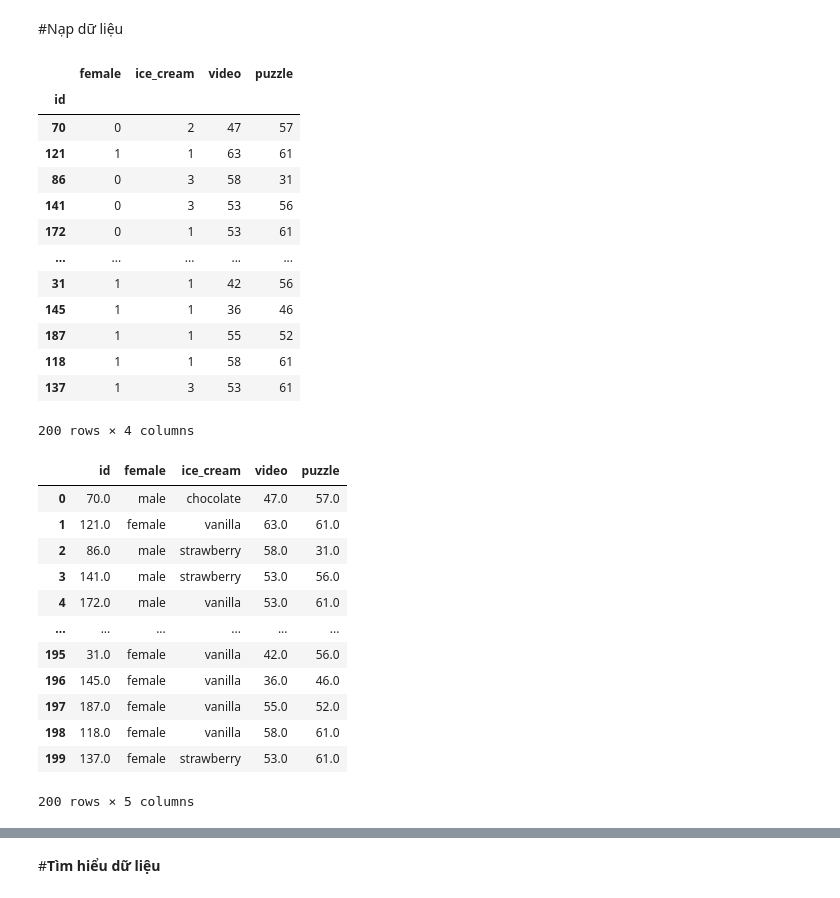
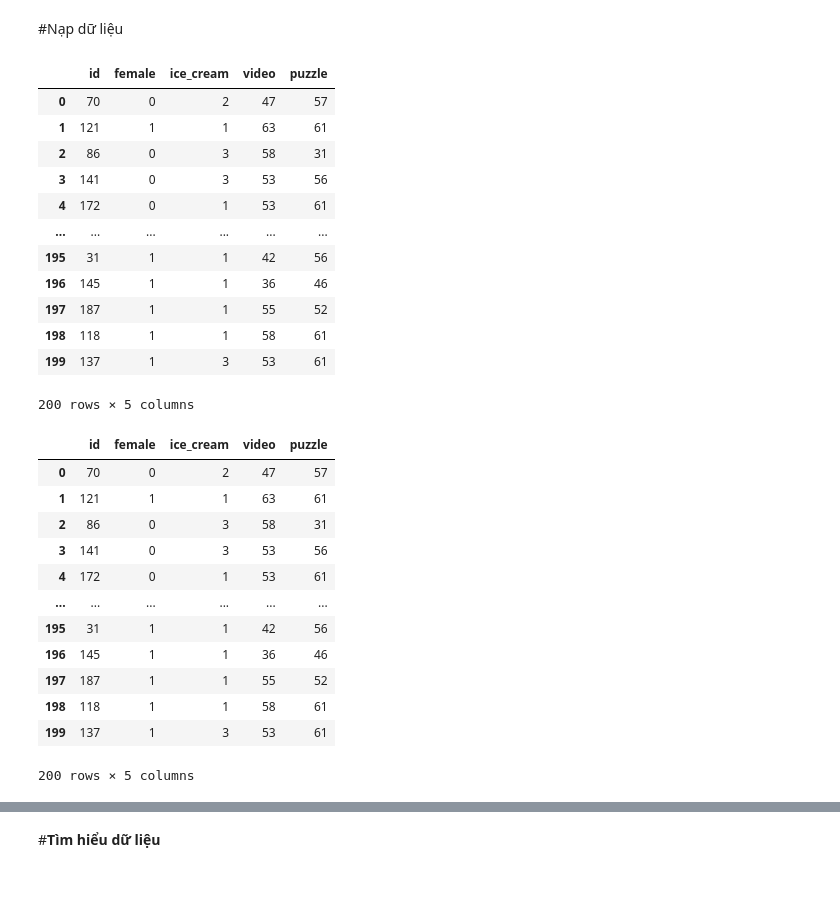
Before and after one commit to eamunt/Datamining-12, a Jupyter notebook: doAn_nhom.ipynb, the cells around one changed output, grey strips where cells are left out. Saved outputs shown, nothing was run; the diff lists cells and outputs as text; code cells hidden in the pictures.

```diff
--- a/doAn_nhom.ipynb
+++ b/doAn_nhom.ipynb
@@ -17,43 +14,48 @@ Successfully installed pyreadstat-1.1.3
 # %%
 #import các thư viện
 import pandas as pd
 import numpy as np
 import seaborn as sns
 import matplotlib.pyplot as plt
+from sklearn.metrics import confusion_matrix
+from sklearn.metrics import accuracy_score
+import seaborn as sns
+from sklearn.naive_bayes import GaussianNB
+from sklearn import tree
+from sklearn.tree import DecisionTreeClassifier
+from sklearn.neighbors import KNeighborsClassifier
 
 
-df = pd.read_csv("/content/drive/MyDrive/Colab Notebooks/Data Mining/Do_an_Nhom/Ice_cream_R.csv", index_col= 0)
+
+
+df = pd.read_csv("/content/drive/MyDrive/Colab Notebooks/Data Mining/Do_an_Nhom/Ice_cream_R.csv")
 #đọc file sav
 sav = pd.read_spss("/content/drive/MyDrive/Colab Notebooks/Data Mining/Do_an_Nhom/Ice_cream_SPSS.sav")
 df
 # %% [output]
-|  | female | ice_cream | video | puzzle |
-| id |  |  |  |  |
-| 70 | 0 | 2 | 47 | 57 |
-| 121 | 1 | 1 | 63 | 61 |
-| 86 | 0 | 3 | 58 | 31 |
-| 141 | 0 | 3 | 53 | 56 |
-| 172 | 0 | 1 | 53 | 61 |
-| ... | ... | ... | ... | ... |
-| 31 | 1 | 1 | 42 | 56 |
-| 145 | 1 | 1 | 36 | 46 |
-| 187 | 1 | 1 | 55 | 52 |
-| 118 | 1 | 1 | 58 | 61 |
-| 137 | 1 | 3 | 53 | 61 |
+|  | id | female | ice_cream | video | puzzle |
+| 0 | 70 | 0 | 2 | 47 | 57 |
+| 1 | 121 | 1 | 1 | 63 | 61 |
+| 2 | 86 | 0 | 3 | 58 | 31 |
+| 3 | 141 | 0 | 3 | 53 | 56 |
+| 4 | 172 | 0 | 1 | 53 | 61 |
+| ... | ... | ... | ... | ... | ... |
+| 195 | 31 | 1 | 1 | 42 | 56 |
+| 196 | 145 | 1 | 1 | 36 | 46 |
+| 197 | 187 | 1 | 1 | 55 | 52 |
+| 198 | 118 | 1 | 1 | 58 | 61 |
+| 199 | 137 | 1 | 3 | 53 | 61 |
-200 rows × 4 columns
+200 rows × 5 columns
+|  | id | female | ice_cream | video | puzzle |
+| 0 | 70 | 0 | 2 | 47 | 57 |
+| 1 | 121 | 1 | 1 | 63 | 61 |
+| 2 | 86 | 0 | 3 | 58 | 31 |
+| 3 | 141 | 0 | 3 | 53 | 56 |
+| 4 | 172 | 0 | 1 | 53 | 61 |
+| ... | ... | ... | ... | ... | ... |
+| 195 | 31 | 1 | 1 | 42 | 56 |
+| 196 | 145 | 1 | 1 | 36 | 46 |
+| 197 | 187 | 1 | 1 | 55 | 52 |
+| 198 | 118 | 1 | 1 | 58 | 61 |
+| 199 | 137 | 1 | 3 | 53 | 61 |
+200 rows × 5 columns
-# %%
-sav
-# %% [output]
-|  | id | female | ice_cream | video | puzzle |
-| 0 | 70.0 | male | chocolate | 47.0 | 57.0 |
-| 1 | 121.0 | female | vanilla | 63.0 | 61.0 |
-| 2 | 86.0 | male | strawberry | 58.0 | 31.0 |
-| 3 | 141.0 | male | strawberry | 53.0 | 56.0 |
-| 4 | 172.0 | male | vanilla | 53.0 | 61.0 |
-| ... | ... | ... | ... | ... | ... |
-| 195 | 31.0 | female | vanilla | 42.0 | 56.0 |
-| 196 | 145.0 | female | vanilla | 36.0 | 46.0 |
-| 197 | 187.0 | female | vanilla | 55.0 | 52.0 |
-| 198 | 118.0 | female | vanilla | 58.0 | 61.0 |
-| 199 | 137.0 | female | strawberry | 53.0 | 61.0 |
-200 rows × 5 columns
```
Also changed, not shown: parts of 28 cells of this notebook, 2 other files.
